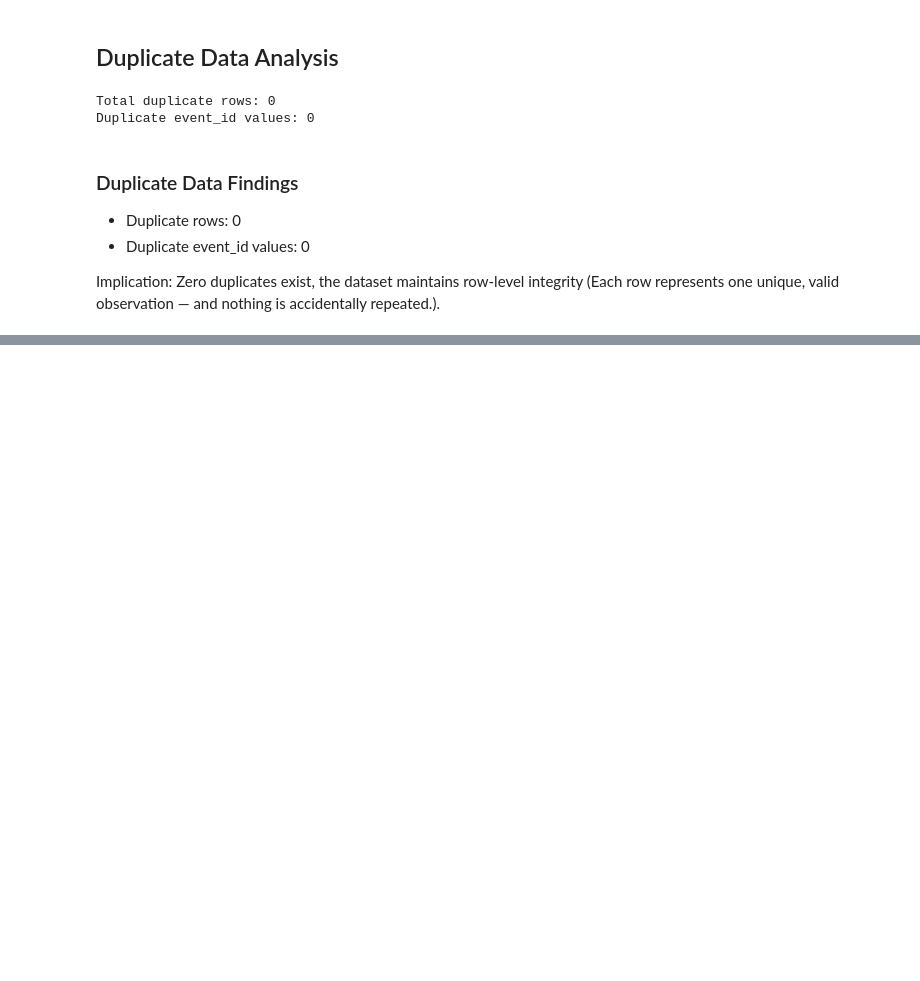
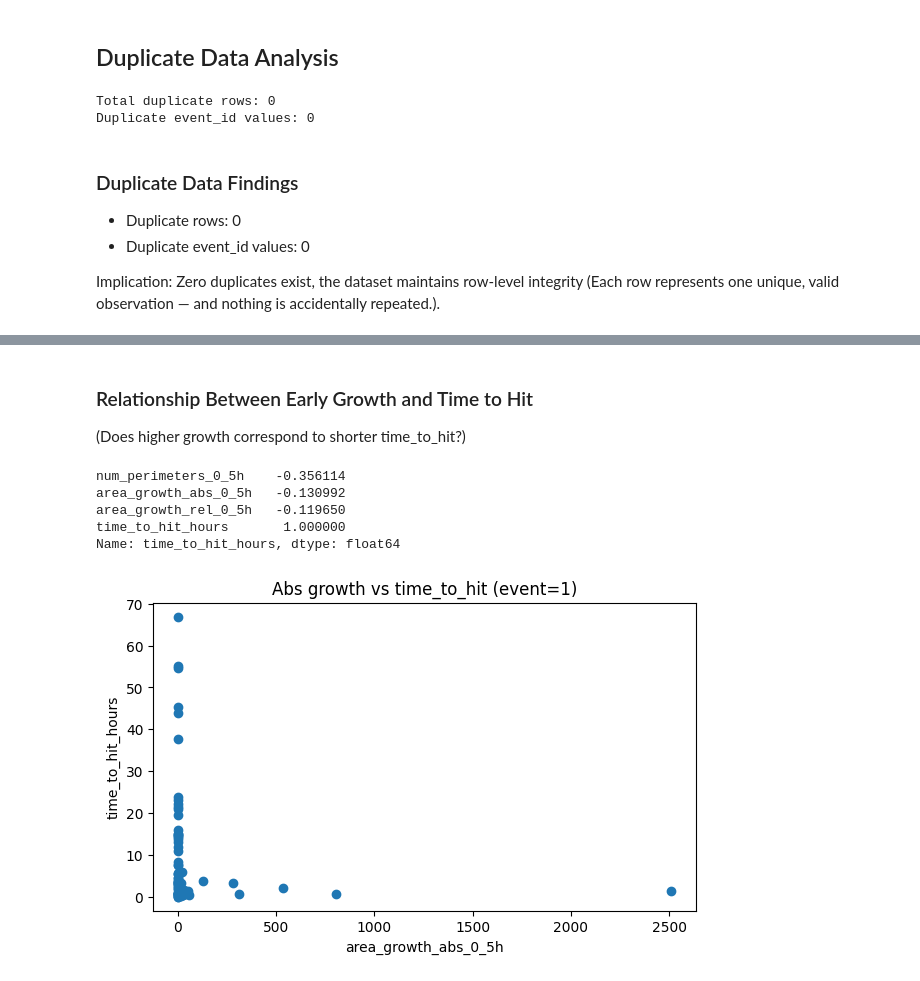
Before and after one commit to DannieciaGray/Wildfire-Prediction-WIDS-Datathon-2026, a Jupyter notebook: eda.ipynb, the cells around one changed output, grey strips where cells are left out. Cells and saved outputs as stored; diff of their text form; code cells hidden in the pictures; blank space fills up the shorter version.

```diff
--- a/eda.ipynb
+++ b/eda.ipynb
@@ -243,0 +398,27 @@ Zero duplicates exist, the dataset maintains row-level integrity (Each row repre
+# %% [markdown]
+### Relationship Between Early Growth and Time to Hit
+(Does higher growth correspond to shorter time_to_hit?)
+# %%
+# Only look at rows where the event actually happened
+hits = train[train["event"] == 1].copy()
+
+# Quick sanity: do higher growth fires hit sooner?
+hits[["time_to_hit_hours", "area_growth_abs_0_5h", "area_growth_rel_0_5h", "num_perimeters_0_5h"]].corr()["time_to_hit_hours"].sort_values()
+# %% [output]
+num_perimeters_0_5h    -0.356114
+area_growth_abs_0_5h   -0.130992
+area_growth_rel_0_5h   -0.119650
+time_to_hit_hours       1.000000
+Name: time_to_hit_hours, dtype: float64
+# %%
+import matplotlib.pyplot as plt
+
+# Scatter: abs growth vs time to hit (event=1 only)
+plt.figure(figsize=(7,4))
+plt.scatter(hits["area_growth_abs_0_5h"], hits["time_to_hit_hours"])
+plt.xlabel("area_growth_abs_0_5h")
+plt.ylabel("time_to_hit_hours")
+plt.title("Abs growth vs time_to_hit (event=1)")
+plt.show()
+# %% [output]
+[figure, added]
```
Also changed, not shown: parts of 11 cells of this notebook, 2 other files.
